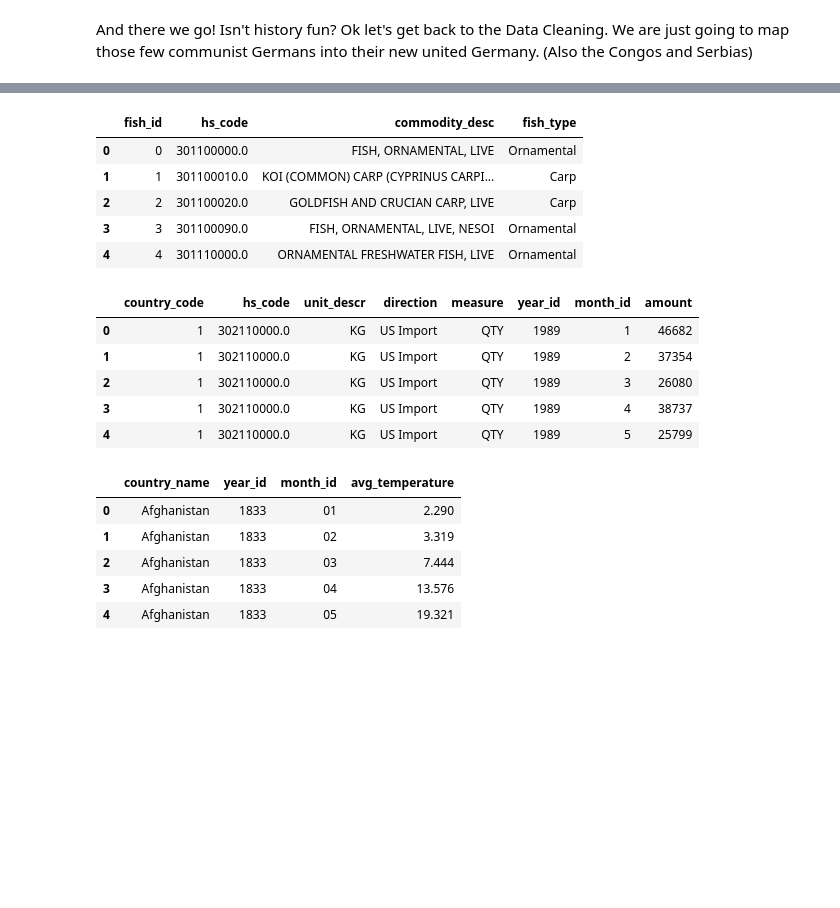
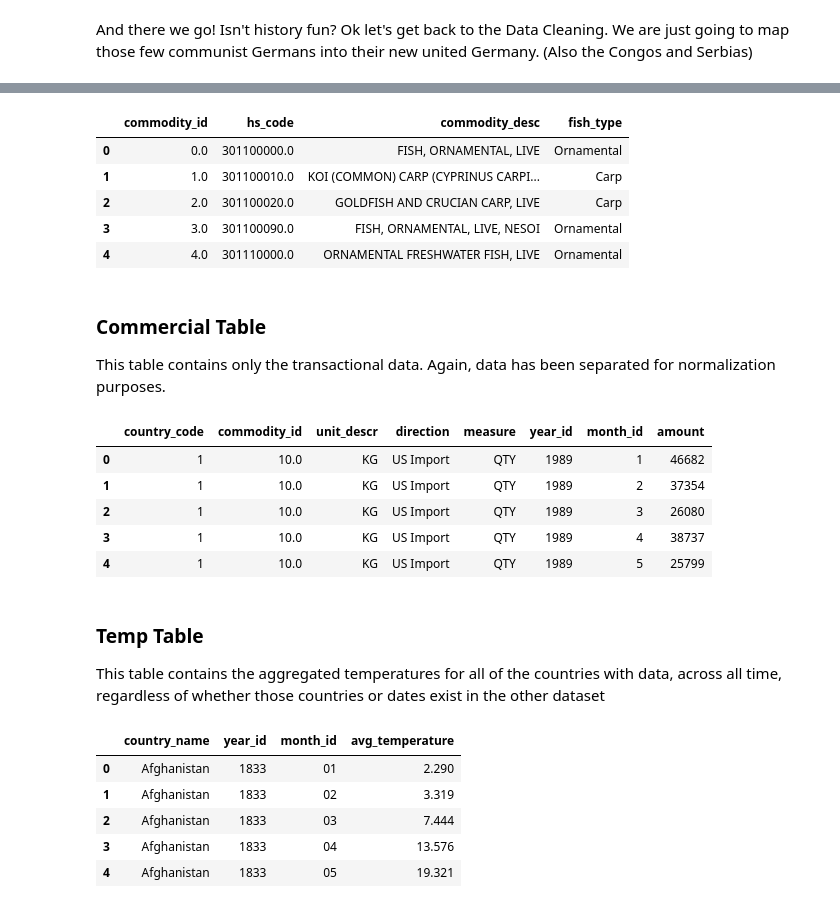
Before and after one commit to GT-Project1-A1/ETL-Group3, a Jupyter notebook: main.ipynb, the cells around one changed output, grey strips where cells are left out. Saved outputs shown, nothing was run; the diff lists cells and outputs as text; code cells hidden in the pictures; blank space fills up the shorter version.

```diff
--- a/main.ipynb
+++ b/main.ipynb
@@ -257,0 +270,11 @@ niraj_df.head()
+# %%
+# Groupby combination of fields (we are going to drop aggregation)
+unique_commodity_df = fish_type_df.groupby(by=["HS_CODE", "COMMODITY_DESC","FISH_TYPE"]).agg({'AMOUNT': 'sum'})
+# Drop Aggregation
+unique_commodity_df = unique_commodity_df.drop(columns=["AMOUNT"])
+# Reset Index Twice
+unique_commodity_df.reset_index(inplace=True) #First to get indexes back to fields
+unique_commodity_df.reset_index(inplace=True) #Second to extract index
+# Rename Index to commodity_id
+unique_commodity_df.rename({"index":"COMMODITY_ID"},axis="columns", inplace=True)
+unique_commodity_df.head()
@@ -257,0 +288,4 @@ niraj_df.head()
+# %%
+# Now we want to merge this into a new, fully expanded DataFrame using our HS_CODE amd COMMODITY_DESC as indexes
+super_commercial_df = pd.merge(left=commercial_df, right=unique_commodity_df, how="left", on=["HS_CODE", "COMMODITY_DESC"])
+super_commercial_df.head()
@@ -274,31 +328,41 @@ country_df_final.head()
 # %%
-# Fish Table
-fish_type_df = niraj_df.groupby(by=["HS_CODE", "COMMODITY_DESC","FISH_TYPE"]).agg({'AMOUNT': 'sum'})
-fish_type_df = fish_type_df.drop(columns=["AMOUNT"])
-fish_type_df.reset_index(inplace=True)
-fish_type_df_final = fish_type_df.rename(mapper=fish_renamer, axis=1)
-fish_type_df_final.reset_index(inplace=True)
-fish_type_df_final = fish_type_df_final.rename(mapper={"index": "fish_id"}, axis="columns")
-fish_type_df_final.head()
+# The columns we want are keys of the dict
+fish_cols = list(fish_renamer.keys())
+# Group the Super Commercial Dataset by desired columns (we will drop aggregation)
+fish_df_final = super_commercial_df.groupby(by=fish_cols).agg({'AMOUNT': 'sum'})
+# Drop Aggregation
+fish_df_final = fish_df_final.drop(columns=["AMOUNT"])
+# Return indices to Fields
+fish_df_final = fish_df_final.reset_index()
+# Rename Fields in Final DataFrame
+fish_df_final = fish_df_final.rename(mapper=fish_renamer, axis=1)
+fish_df_final.head()
 # %% [output]
-|  | fish_id | hs_code | commodity_desc | fish_type |
-| 0 | 0 | 301100000.0 | FISH, ORNAMENTAL, LIVE | Ornamental |
-| 1 | 1 | 301100010.0 | KOI (COMMON) CARP (CYPRINUS CARPI... | Carp |
-| 2 | 2 | 301100020.0 | GOLDFISH AND CRUCIAN CARP, LIVE | Carp |
-| 3 | 3 | 301100090.0 | FISH, ORNAMENTAL, LIVE, NESOI | Ornamental |
-| 4 | 4 | 301110000.0 | ORNAMENTAL FRESHWATER FISH, LIVE | Ornamental |
+|  | commodity_id | hs_code | commodity_desc | fish_type |
+| 0 | 0.0 | 301100000.0 | FISH, ORNAMENTAL, LIVE | Ornamental |
+| 1 | 1.0 | 301100010.0 | KOI (COMMON) CARP (CYPRINUS CARPI... | Carp |
+| 2 | 2.0 | 301100020.0 | GOLDFISH AND CRUCIAN CARP, LIVE | Carp |
+| 3 | 3.0 | 301100090.0 | FISH, ORNAMENTAL, LIVE, NESOI | Ornamental |
+| 4 | 4.0 | 301110000.0 | ORNAMENTAL FRESHWATER FISH, LIVE | Ornamental |
+# %% [markdown]
+### Commercial Table
+This table contains only the transactional data. Again, data has been separated for normalization purposes.
 # %%
-# Commercial Table
-commercial_df = niraj_df
+# The columns we want are keys of the dict
 commercial_cols = list(commercial_renamer.keys())
-commercial_df_final = commercial_df[commercial_cols]
+# No need to group the data here
+commercial_df_final = super_commercial_df[commercial_cols]
+# Rename Fields in Final DataFrame
 commercial_df_final = commercial_df_final.rename(mapper=commercial_renamer, axis=1)
 commercial_df_final.head()
 # %% [output]
-|  | country_code | hs_code | unit_descr | direction | measure | year_id | month_id | amount |
-| 0 | 1 | 302110000.0 | KG | US Import | QTY | 1989 | 1 | 46682 |
-| 1 | 1 | 302110000.0 | KG | US Import | QTY | 1989 | 2 | 37354 |
-| 2 | 1 | 302110000.0 | KG | US Import | QTY | 1989 | 3 | 26080 |
-| 3 | 1 | 302110000.0 | KG | US Import | QTY | 1989 | 4 | 38737 |
-| 4 | 1 | 302110000.0 | KG | US Import | QTY | 1989 | 5 | 25799 |
+|  | country_code | commodity_id | unit_descr | direction | measure | year_id | month_id | amount |
+| 0 | 1 | 10.0 | KG | US Import | QTY | 1989 | 1 | 46682 |
+| 1 | 1 | 10.0 | KG | US Import | QTY | 1989 | 2 | 37354 |
+| 2 | 1 | 10.0 | KG | US Import | QTY | 1989 | 3 | 26080 |
+| 3 | 1 | 10.0 | KG | US Import | QTY | 1989 | 4 | 38737 |
+| 4 | 1 | 10.0 | KG | US Import | QTY | 1989 | 5 | 25799 |
+# %% [markdown]
+### Temp Table
+This table contains the aggregated temperatures for all of the countries with data, across all time, regardless of whether those countries or dates exist in the other dataset
 # %%
```
Also changed, not shown: parts of 34 cells of this notebook, 5 other files.
